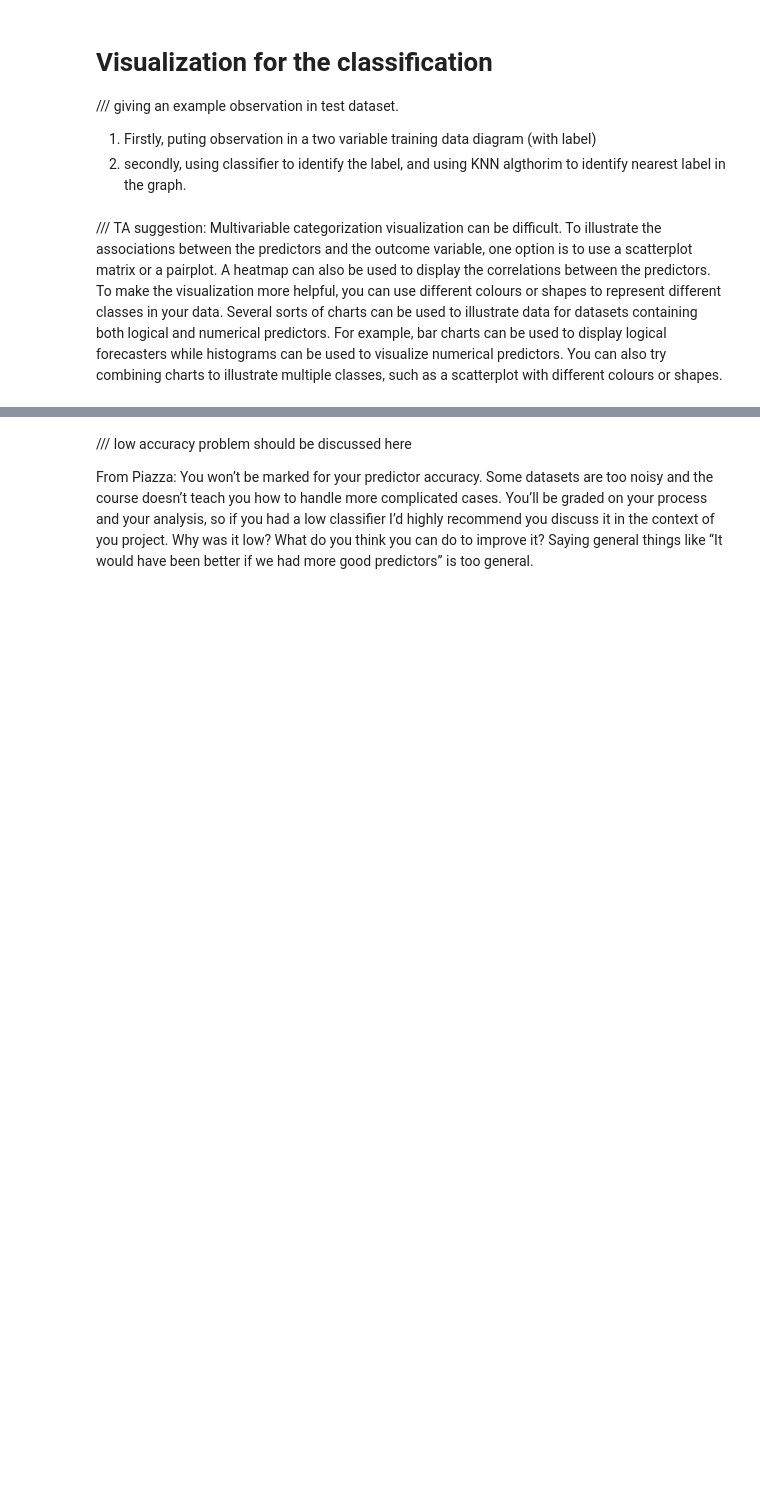
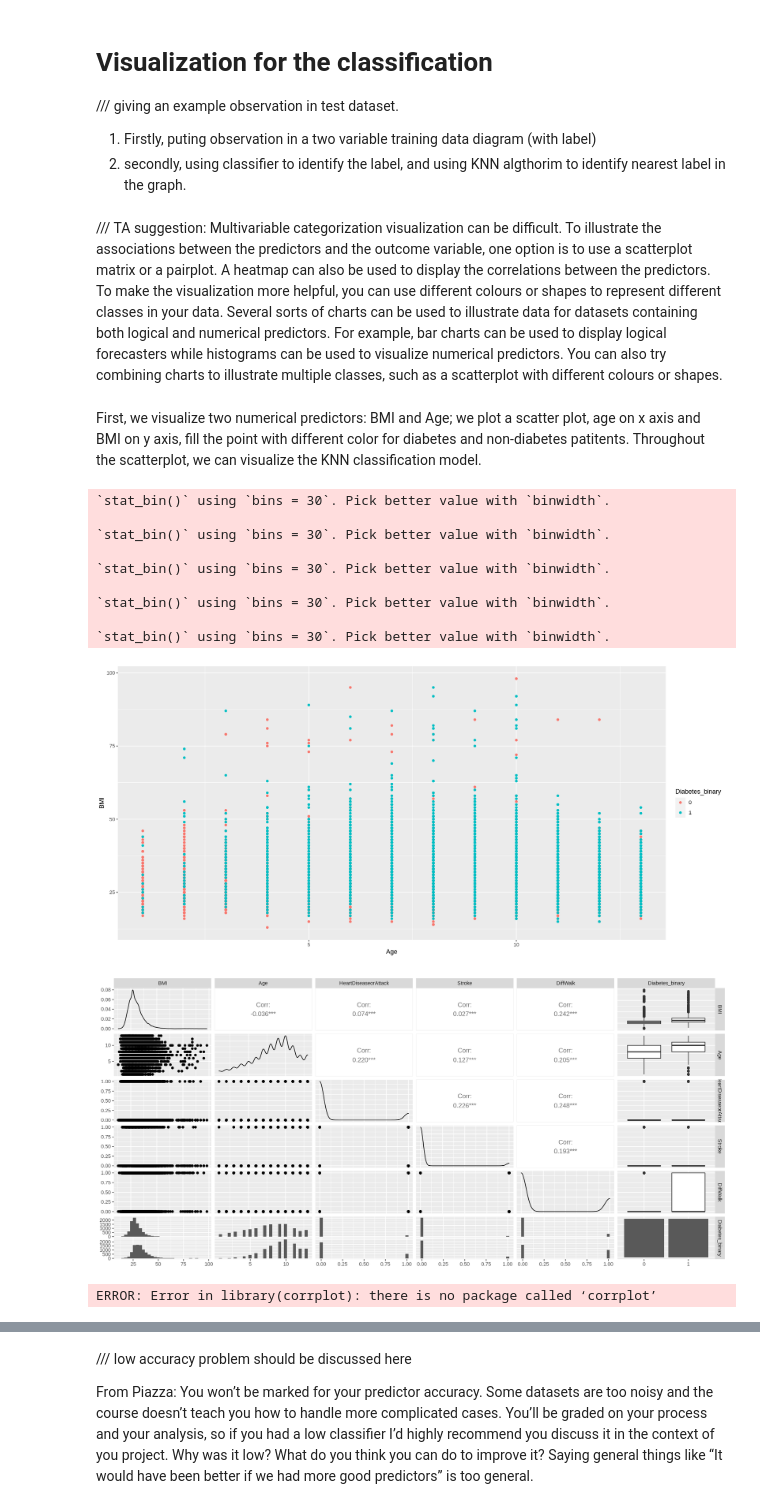
Before and after one commit to plat0cracy/Diabetes_Predictor, a Jupyter notebook: Draft with method 4.ipynb, the cells around one changed output, grey strips where cells are left out. Cells and saved outputs as stored; diff of their text form; code cells hidden in the pictures; blank space fills up the shorter version.

```diff
--- a/Draft with method 4.ipynb
+++ b/Draft with method 4.ipynb
@@ -474,4 +492,39 @@ diabetes_acc
 # %% [markdown]
 /// TA suggestion: Multivariable categorization visualization can be difficult. To illustrate the associations between the predictors and the outcome variable, one option is to use a scatterplot matrix or a pairplot. A heatmap can also be used to display the correlations between the predictors. To make the visualization more helpful, you can use different colours or shapes to represent different classes in your data.
 Several sorts of charts can be used to illustrate data for datasets containing both logical and numerical predictors. For example, bar charts can be used to display logical forecasters while histograms can be used to visualize numerical predictors. You can also try combining charts to illustrate multiple classes, such as a scatterplot with different colours or shapes.
+# %% [markdown]
+First, we visualize two numerical predictors: BMI and Age; we plot a scatter plot, age on x axis and BMI on y axis, fill the point with different color for diabetes and non-diabetes patitents. Throughout the scatterplot, we can visualize the KNN classification model.
+# %%
+BMI_vs_Age <- ggplot(diabetes_test, aes(x = Age, y = BMI, color = Diabetes_binary)) +
+geom_point()
+BMI_vs_Age
+correlation_matrix <- ggpairs(diabetes_test)
+correlation_matrix
+
+#... how to intepret that...
+# %% [output]
+`stat_bin()` using `bins = 30`. Pick better value with `binwidth`.
+
+`stat_bin()` using `bins = 30`. Pick better value with `binwidth`.
+
+`stat_bin()` using `bins = 30`. Pick better value with `binwidth`.
+
+`stat_bin()` using `bins = 30`. Pick better value with `binwidth`.
+
+`stat_bin()` using `bins = 30`. Pick better value with `binwidth`.
+[figure, added]
+[figure, added]
+# %%
+#Create a heatmap of the correlations between variables in the mtcars dataset
+?heatmap
+
+library(corrplot)
+# Compute correlation matrix
+corr_mat <- cor(diabetes_data)
+
+# Create a correlation plot
+corrplot(corr_mat, type = "upper", order = "hclust",
+tl.col = "black", tl.srt = 45, tl.cex = 0.7)
+# %% [output]
+ERROR: Error in library(corrplot): there is no package called ‘corrplot’
 # %% [markdown]
```
Also changed, not shown: parts of 30 cells of this notebook.
